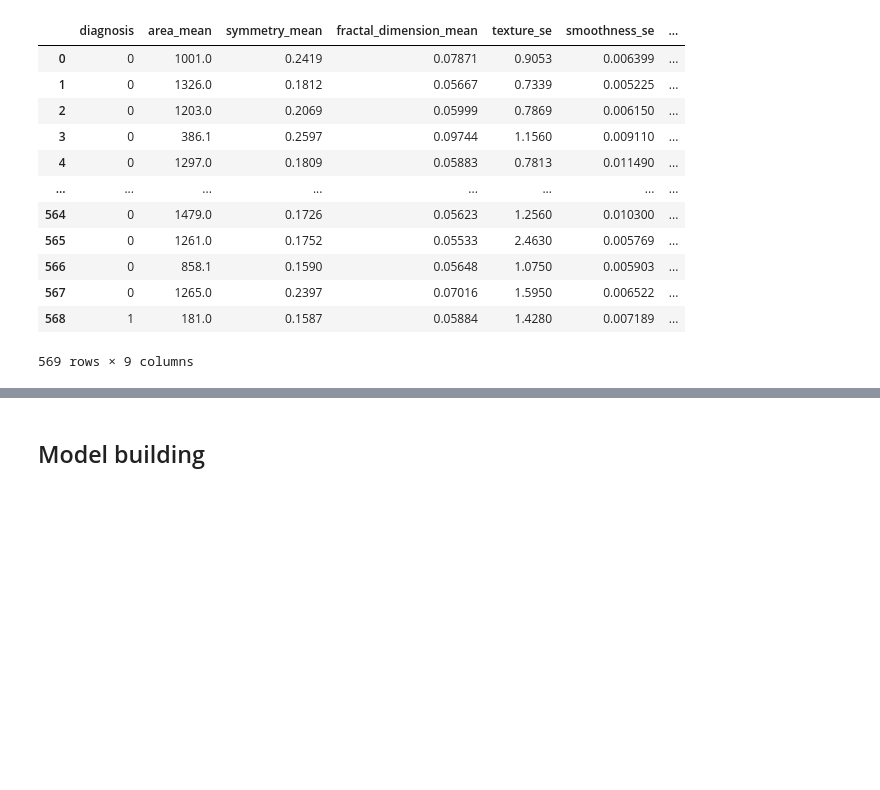
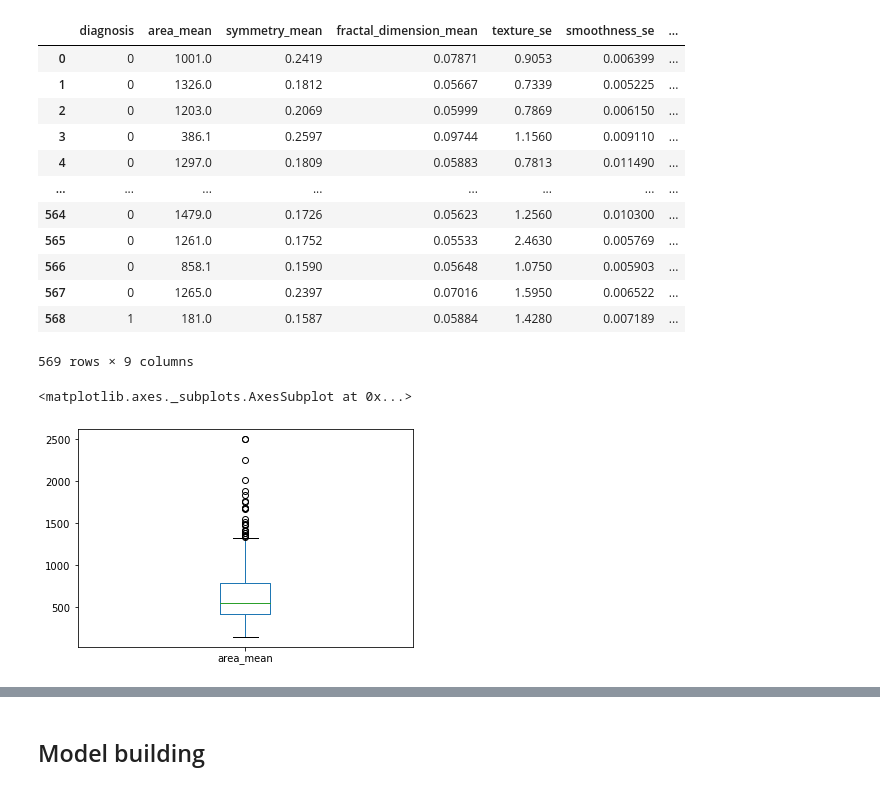
Before and after one commit to skore2610/Analysis-and-model-building-on-Breast-Cancer, a Jupyter notebook: Data Analysis and model building on breast cancer.ipynb, the cells around one changed output, grey strips where cells are left out. Drawn from its saved outputs; the diff is of its cells as text; code cells hidden in the pictures; blank space fills up the shorter version.

```diff
--- a/Data Analysis and model building on breast cancer.ipynb
+++ b/Data Analysis and model building on breast cancer.ipynb
@@ -197,3 +272,8 @@ data
 | 567 | 0 | 1265.0 | 0.2397 | 0.07016 | 1.5950 | 0.006522 | ... |
 | 568 | 1 | 181.0 | 0.1587 | 0.05884 | 1.4280 | 0.007189 | ... |
 569 rows × 9 columns
+# %%
+data['area_mean'].plot(kind='box')
+# %% [output]
+<matplotlib.axes._subplots.AxesSubplot at 0x...>
+[figure, added]
```
Also changed, not shown: parts of 13 cells of this notebook.
